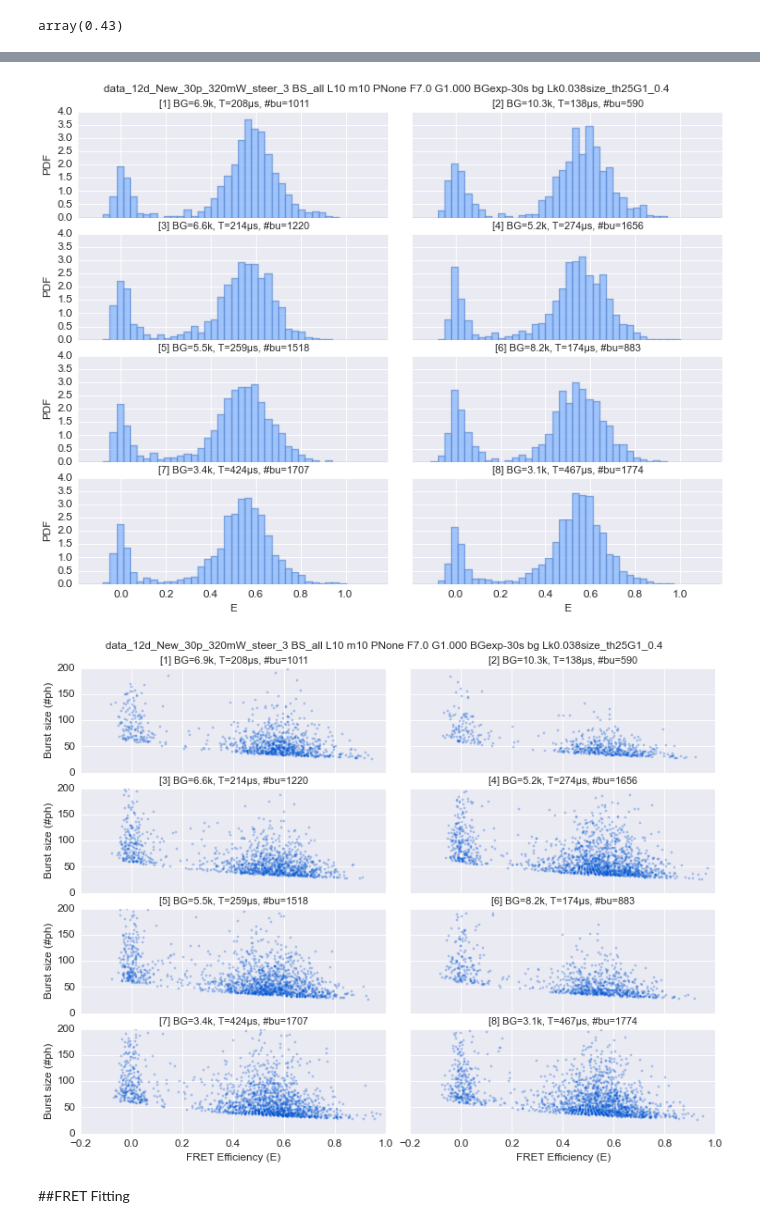
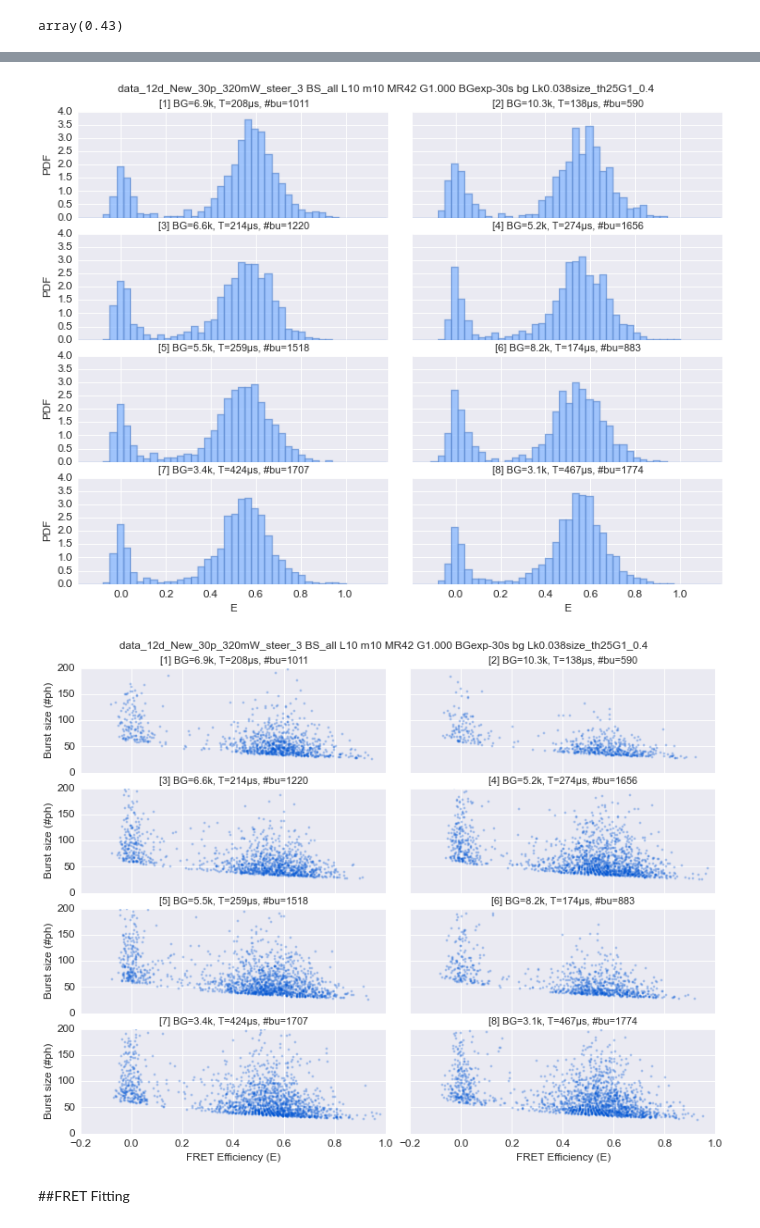
Before and after one commit to tritemio/FRETBursts_notebooks, a Jupyter notebook: notebooks/FRETBursts - 8-spot smFRET burst analysis.ipynb, the cells around one changed output, grey strips where cells are left out. Cells and saved outputs as stored; diff of their text form; code cells hidden in the pictures.

```diff
--- a/notebooks/FRETBursts - 8-spot smFRET burst analysis.ipynb
+++ b/notebooks/FRETBursts - 8-spot smFRET burst analysis.ipynb
@@ -65,4 +74,4 @@ assert os.path.exists(full_fname)
 # %% [markdown]
 Load and process the data:
 # %%
-d = loader.hdf5(fname=full_fname)
+d = loader.photon_hdf5(full_fname)
@@ -154,12 +161,12 @@ dplot(ds, hist_fret);
 # %%
-ds = Sel(d, select_bursts.size, th1=25, gamma1=gamma)
+ds = d.select_bursts(select_bursts.size, th1=25, gamma1=gamma)
 dplot(ds, hist_fret, weights='size', gamma=gamma);
 # %% [output]
-[figure, old version]
+[figure, new version]
 # %%
 dplot(ds, scatter_fret_nd_na); ylim(0,200);
 # %% [output]
-[figure, old version]
+[figure, new version]
 # %% [markdown]
 ##FRET Fitting
 # %% [markdown]
```
Also changed, not shown: parts of 13 cells of this notebook, 1 other file.
